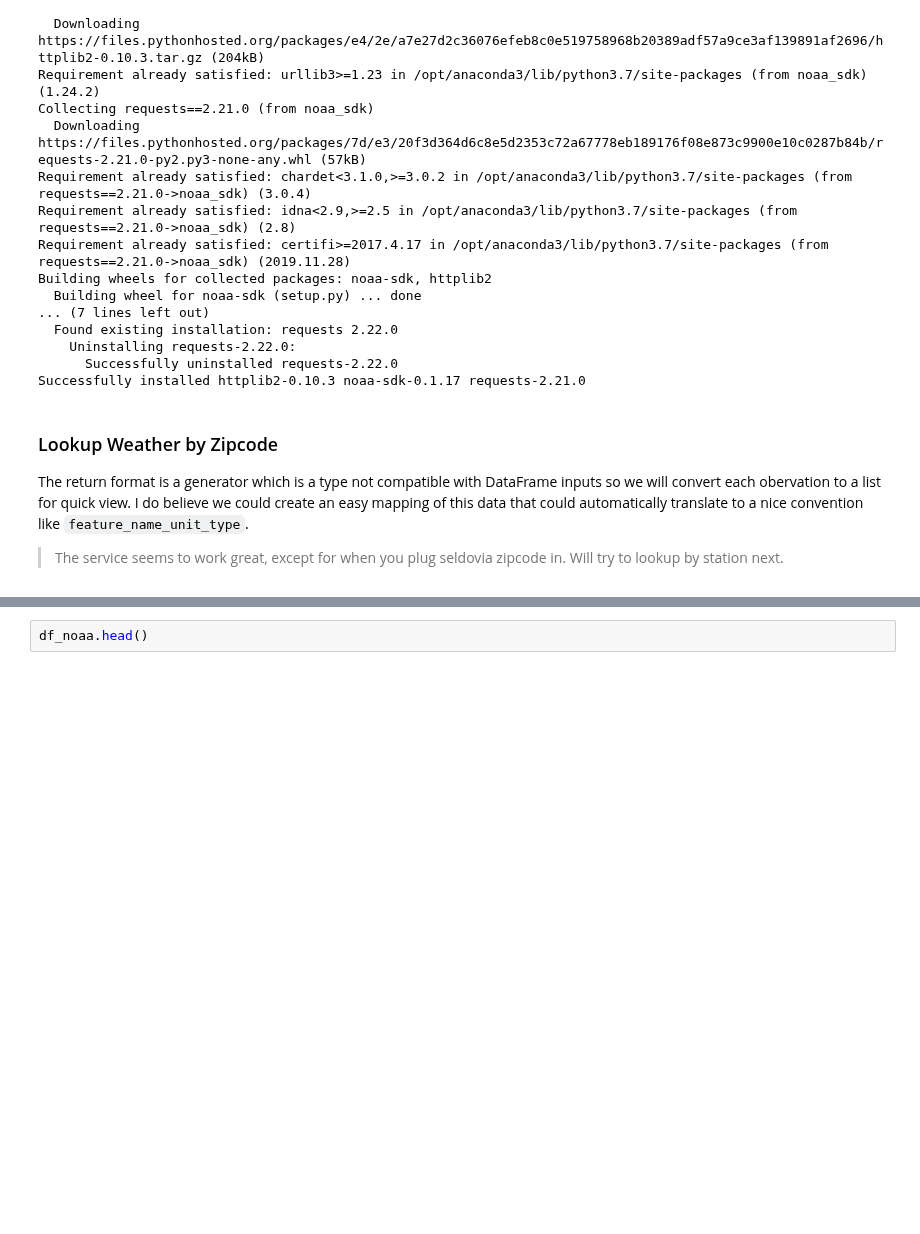
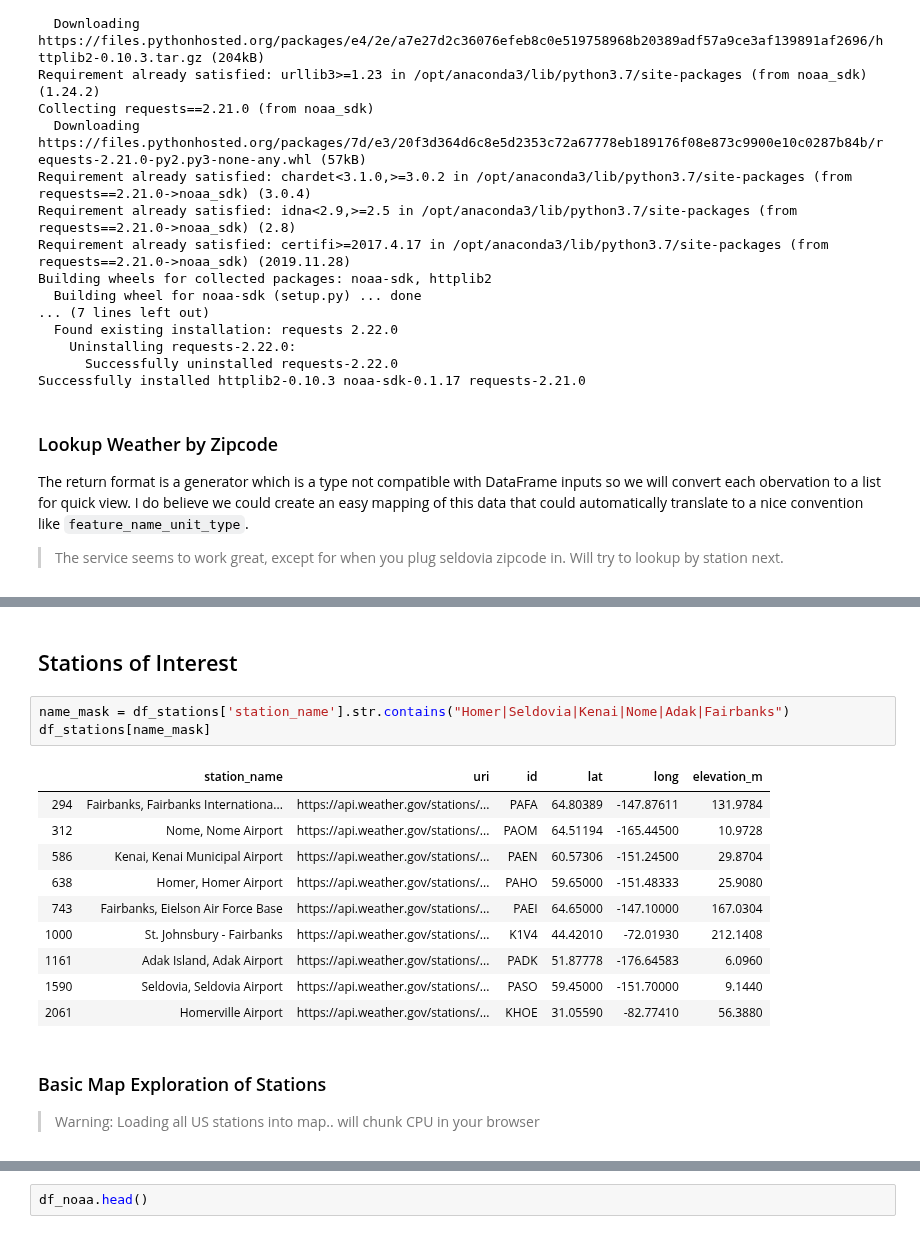
Before and after one commit to howweirdistheweather/weather_app, a Jupyter notebook: notebooks/noaa_weather_api_prototype.ipynb, the cells around one changed output, grey strips where cells are left out. Saved outputs shown, nothing was run; the diff lists cells and outputs as text; blank space fills up the shorter version.

```diff
--- a/notebooks/noaa_weather_api_prototype.ipynb
+++ b/notebooks/noaa_weather_api_prototype.ipynb
@@ -72,0 +127,20 @@ The return format is a generator which is a type not compatible with DataFrame i
+# %% [markdown]
+## Stations of Interest
+# %%
+name_mask = df_stations['station_name'].str.contains("Homer|Seldovia|Kenai|Nome|Adak|Fairbanks")
+df_stations[name_mask]
+# %% [output]
+|  | station_name | uri | id | lat | long | elevation_m |
+| 294 | Fairbanks, Fairbanks Internationa... | https://api.weather.gov/stations/... | PAFA | 64.80389 | -147.87611 | 131.9784 |
+| 312 | Nome, Nome Airport | https://api.weather.gov/stations/... | PAOM | 64.51194 | -165.44500 | 10.9728 |
+| 586 | Kenai, Kenai Municipal Airport | https://api.weather.gov/stations/... | PAEN | 60.57306 | -151.24500 | 29.8704 |
+| 638 | Homer, Homer Airport | https://api.weather.gov/stations/... | PAHO | 59.65000 | -151.48333 | 25.9080 |
+| 743 | Fairbanks, Eielson Air Force Base | https://api.weather.gov/stations/... | PAEI | 64.65000 | -147.10000 | 167.0304 |
+| 1000 | St. Johnsbury - Fairbanks | https://api.weather.gov/stations/... | K1V4 | 44.42010 | -72.01930 | 212.1408 |
+| 1161 | Adak Island, Adak Airport | https://api.weather.gov/stations/... | PADK | 51.87778 | -176.64583 | 6.0960 |
+| 1590 | Seldovia, Seldovia Airport | https://api.weather.gov/stations/... | PASO | 59.45000 | -151.70000 | 9.1440 |
+| 2061 | Homerville Airport | https://api.weather.gov/stations/... | KHOE | 31.05590 | -82.77410 | 56.3880 |
+# %% [markdown]
+### Basic Map Exploration of Stations
+
+> Warning: Loading all US stations into map.. will chunk CPU in your browser
```
Also changed, not shown: parts of 20 cells of this notebook.
